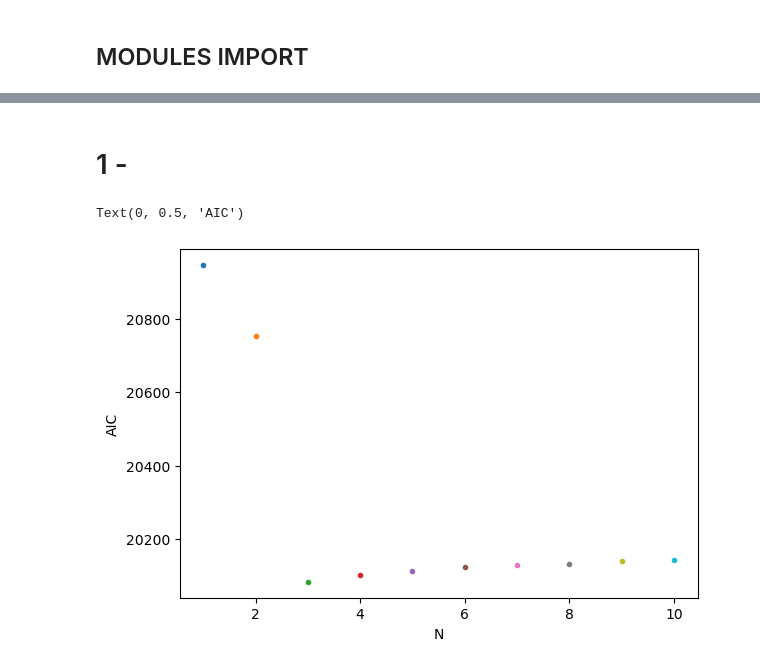
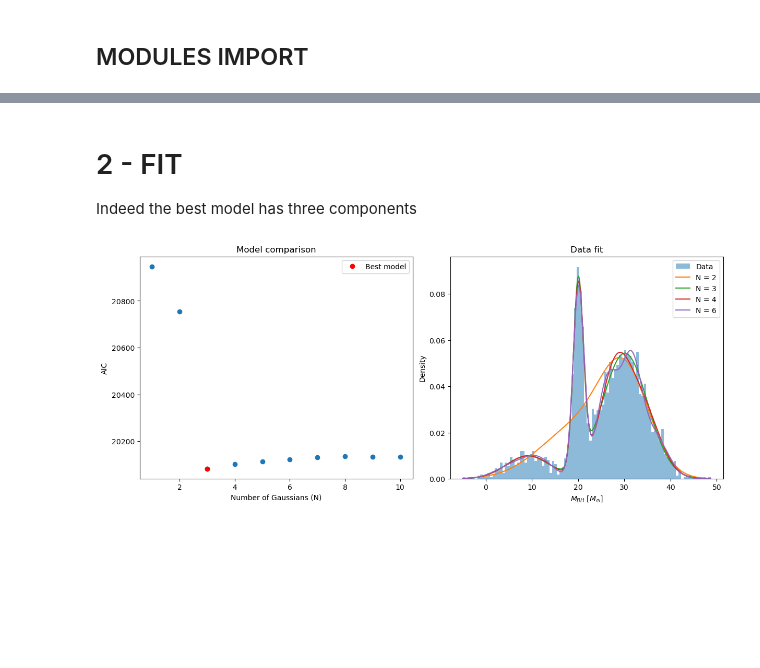
Before and after one commit to RoccoGiugni/ASML-24-25, a Jupyter notebook: L06/L06.ipynb, the cells around one changed output, grey strips where cells are left out. Drawn from its saved outputs; the diff is of its cells as text; code cells hidden in the pictures; blank space fills up the shorter version.

```diff
--- a/L06/L06.ipynb
+++ b/L06/L06.ipynb
@@ -14,19 +28,43 @@ data = np.load('formationchannels.npy')
 # %% [markdown]
-# 1 -
+# 2 - FIT
+
+Indeed the best model has three components
 # %%
-fig, ax = plt.subplots(1, 1, figsize=(6,4), layout='constrained')
+fig, axs = plt.subplots(1, 2, figsize=(12,5), layout='constrained')
 
 N = 10
+n = np.arange(1, N+1)
 
 model = []
-for n in range(1, N+1):
-    m = GaussianMixture(n)
+aic = []
+for i in n:
+    m = GaussianMixture(i)
     model.append(m.fit(data))
+    aic.append(m.aic(data))
 
-    ax.plot(n, m.aic(data), '.')
+aic = np.array(aic)
 
-ax.set_xlabel('N')
+ax = axs[0]
+ax.plot(n, aic, 'o')
+ax.plot(np.argmin(aic)+1, aic.min(), 'o', c='r', label='Best model')
+
+ax.legend()
+ax.set_title('Model comparison')
+ax.set_xlabel('Number of Gaussians (N)')
 ax.set_ylabel('AIC')
+
+ax = axs[1]
+ax.hist(data, bins=100, density=True, alpha=.5, label='Data')
+
+x = np.linspace(data.min(), data.max(), 1000)
+
+for i in [1,2,3,5]:
+    y = model[i].score_samples(x[:, np.newaxis])
+    ax.plot(x, np.exp(y), label=f'N = {i+1}')
+
+ax.legend()
+ax.set_title('Data fit')
+ax.set_xlabel('$M_{BH}$ $[M_{\odot}]$')
+ax.set_ylabel('Density');
 # %% [output]
-Text(0, 0.5, 'AIC')
-[figure, old version]
+[figure, new version]
```
Also changed, not shown: parts of 7 cells of this notebook.
